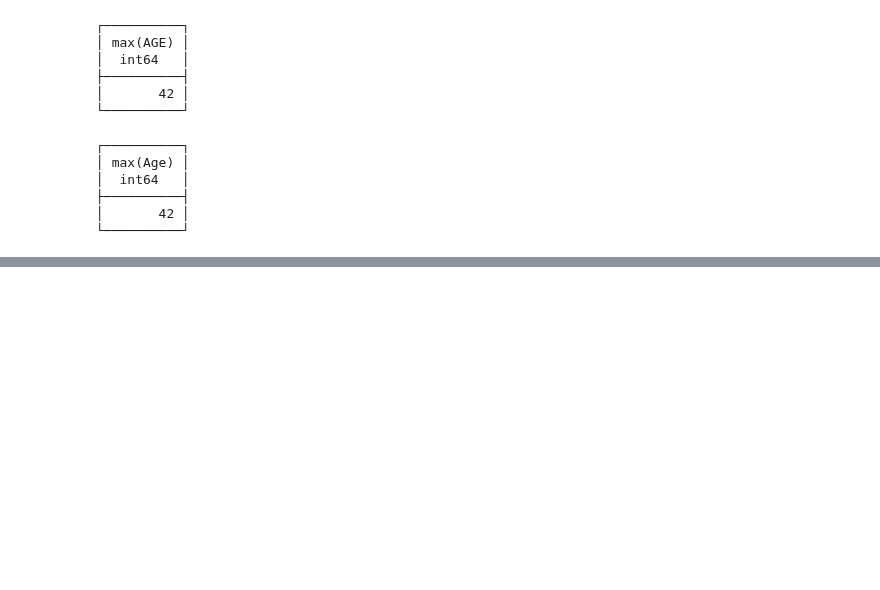
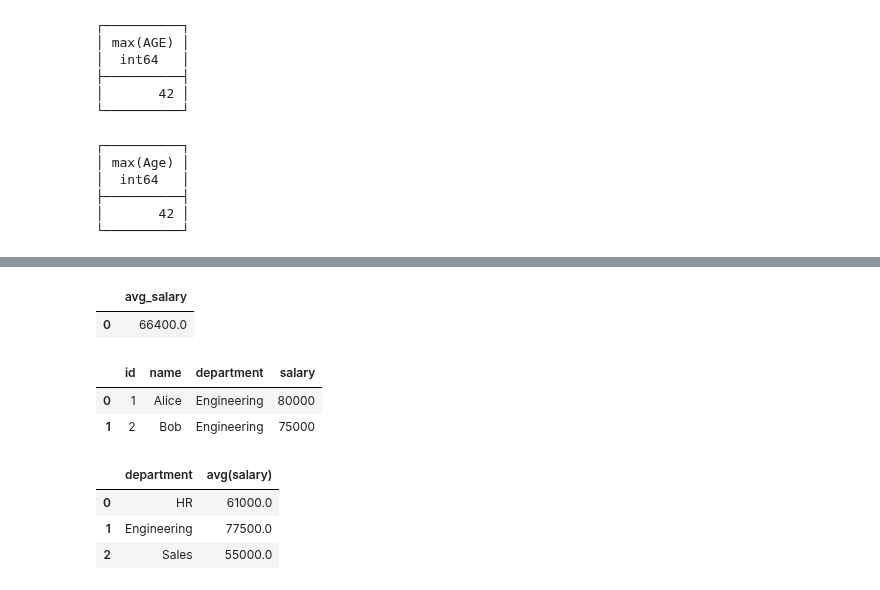
Before and after one commit to imdwipayana/Battlefield, a Jupyter notebook: DuckDB/BugBytes/DuckDB_and_SQL_for_Data_Analysis/DuckDB and SQL.ipynb, the cells around one changed output, grey strips where cells are left out. Drawn from its saved outputs; the diff is of its cells as text; code cells hidden in the pictures; blank space fills up the shorter version.

```diff
--- a/DuckDB/BugBytes/DuckDB_and_SQL_for_Data_Analysis/DuckDB and SQL.ipynb
+++ b/DuckDB/BugBytes/DuckDB_and_SQL_for_Data_Analysis/DuckDB and SQL.ipynb
@@ -171,0 +242,22 @@ duckdb.sql('SELECT MAX(Age) FROM employees')
+# %%
+avg_salary = con.execute(query_avg_salary).fetchdf()
+avg_salary
+# %% [output]
+|  | avg_salary |
+| 0 | 66400.0 |
+# %%
+query_emp_salary_big = '''
+SELECT
+    *
+FROM employees
+WHERE salary > (SELECT
+                    AVG(salary) AS avg_salary
+                FROM employees)
+'''
+# %%
+emp_salary_big = con.execute(query_emp_salary_big).fetchdf()
+emp_salary_big
+# %% [output]
+|  | id | name | department | salary |
+| 0 | 1 | Alice | Engineering | 80000 |
+| 1 | 2 | Bob | Engineering | 75000 |
@@ -171,0 +272,8 @@ duckdb.sql('SELECT MAX(Age) FROM employees')
+# %%
+avg_salary_dep = con.execute(query_avg_salary_dep).fetchdf()
+avg_salary_dep
+# %% [output]
+|  | department | avg(salary) |
+| 0 | HR | 61000.0 |
+| 1 | Engineering | 77500.0 |
+| 2 | Sales | 55000.0 |
```
Also changed, not shown: parts of 6 cells of this notebook.
